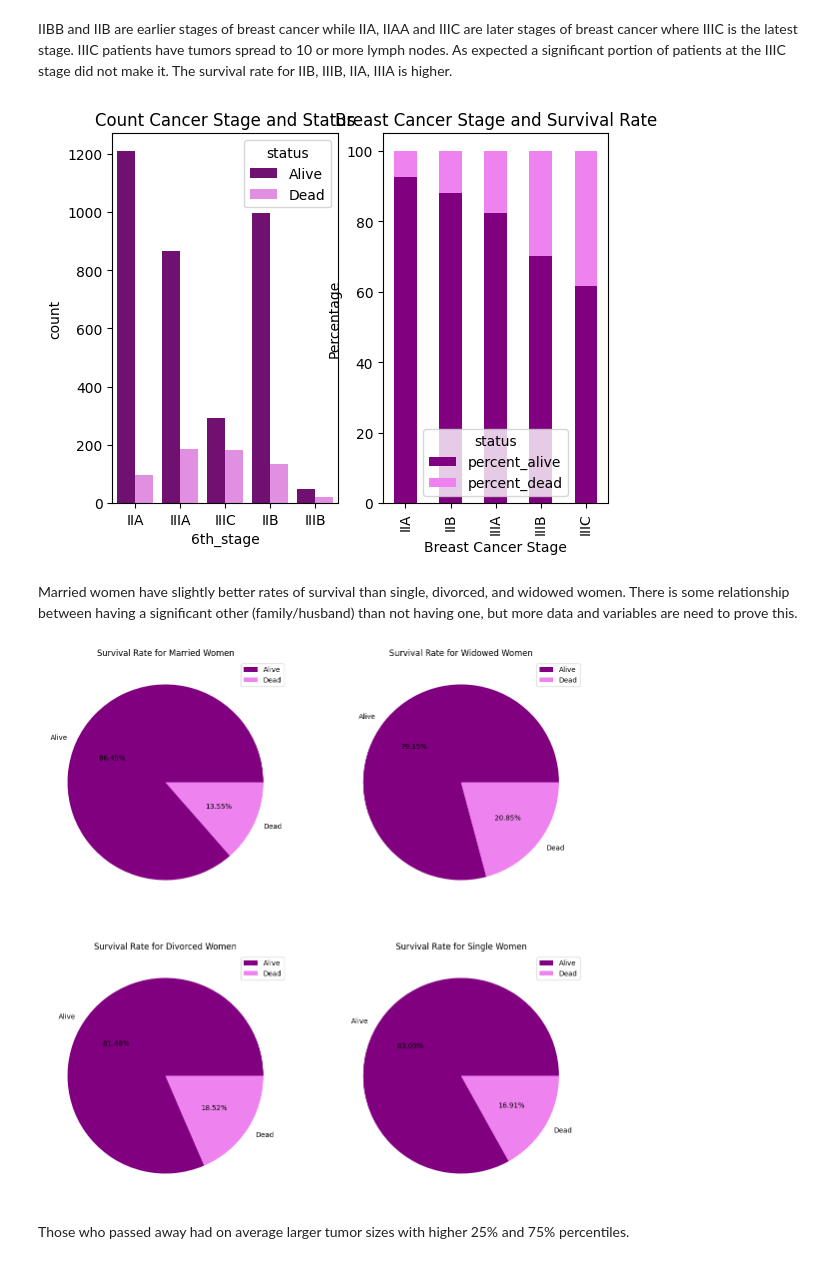
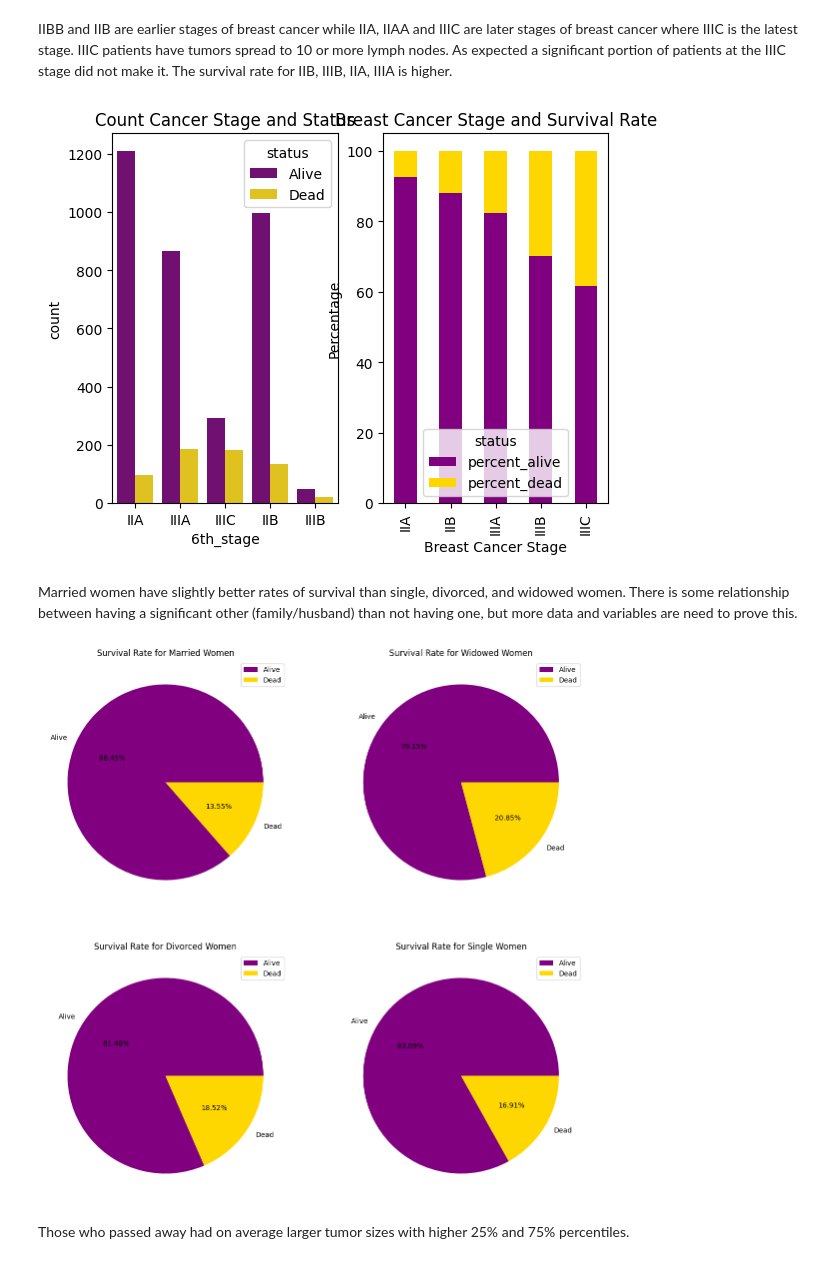
Before and after one commit to Chris-Vuong/breast-cancer, a Jupyter notebook: breast-cancer-analysis.ipynb, the cells around one changed output. Cells and saved outputs as stored; diff of their text form; code cells hidden in the pictures.

```diff
--- a/breast-cancer-analysis.ipynb
+++ b/breast-cancer-analysis.ipynb
@@ -147,12 +147,12 @@ df_6stage["percent_alive"] = round(df_6stage["Alive"] / df_6stage.iloc[:,0:2].su
 df_6stage["percent_dead"] = round(df_6stage["Dead"] / df_6stage.iloc[:,0:2].sum(axis=1) * 100, 1)
 
 f, axes = plt.subplots(1, 2)
-sns.countplot(data=df, x="6th_stage", hue="status", ax=axes[0], palette=['purple', 'violet']).set(title="Count Cancer Stage and Status")
+sns.countplot(data=df, x="6th_stage", hue="status", ax=axes[0], palette=['purple', 'gold']).set(title="Count Cancer Stage and Status")
 
 df_6stage[["percent_alive", "percent_dead"]].plot(
     kind="bar",
     ax=axes[1],
-    color=['purple', 'violet'],
+    color=['purple', 'gold'],
     title="Breast Cancer Stage and Survival Rate",
     stacked=True,
     xlabel="Breast Cancer Stage",
@@ -160,7 +160,7 @@ df_6stage[["percent_alive", "percent_dead"]].plot(
 )
 plt.show()
 # %% [output]
-[figure, old version]
+[figure, new version]
 # %% [markdown]
 Married women have slightly better rates of survival than single, divorced, and widowed women. There is some relationship
 between having a significant other (family/husband) than not having one, but more data and variables are need to prove
@@ -176,38 +176,38 @@ fpie, axes = plt.subplots(2, 2, figsize=(14,14))
 df_married.plot.pie(
     y = "marital_status",
     autopct = "%.2f%%",
     ax = axes[0, 0],
-    colors = ['purple', 'violet'],
+    colors = ['purple', 'gold'],
     ylabel = '',
     title = 'Survival Rate for Married Women')
 
 df_divorced.plot.pie(
     y = "marital_status",
     autopct = "%.2f%%",
     ax = axes[1,0],
-    colors = ['purple', 'violet'],
+    colors = ['purple', 'gold'],
     ylabel = '',
     title = 'Survival Rate for Divorced Women')
 
 df_widow.plot.pie(
     y = "marital_status",
     autopct = "%.2f%%",
     ax = axes[0, 1],
-    colors = ['purple', 'violet'],
+    colors = ['purple', 'gold'],
     ylabel = '',
     title = 'Survival Rate for Widowed Women')
 
 df_single.plot.pie(
     y = "marital_status",
     autopct = "%.2f%%",
     ax = axes[1, 1],
-    colors = ['purple', 'violet'],
+    colors = ['purple', 'gold'],
     ylabel = '',
     title = 'Survival Rate for Single Women')
 
 plt.show()
 # %% [output]
-[figure, old version]
+[figure, new version]
 # %% [markdown]
 Those who passed away had on average larger tumor sizes with higher 25% and 75% percentiles.
 # %%
```
Also changed, not shown: parts of 5 cells of this notebook.
